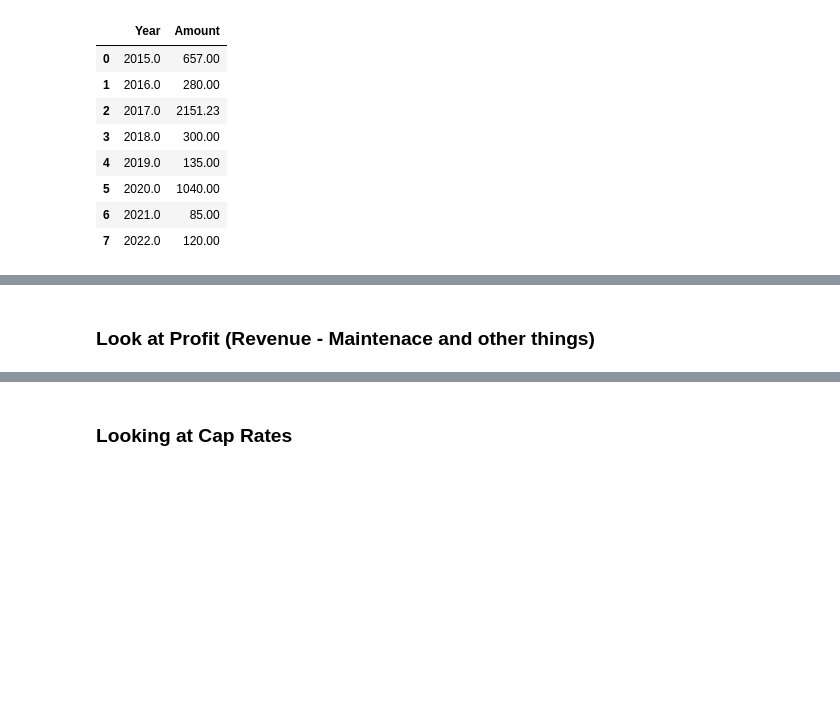
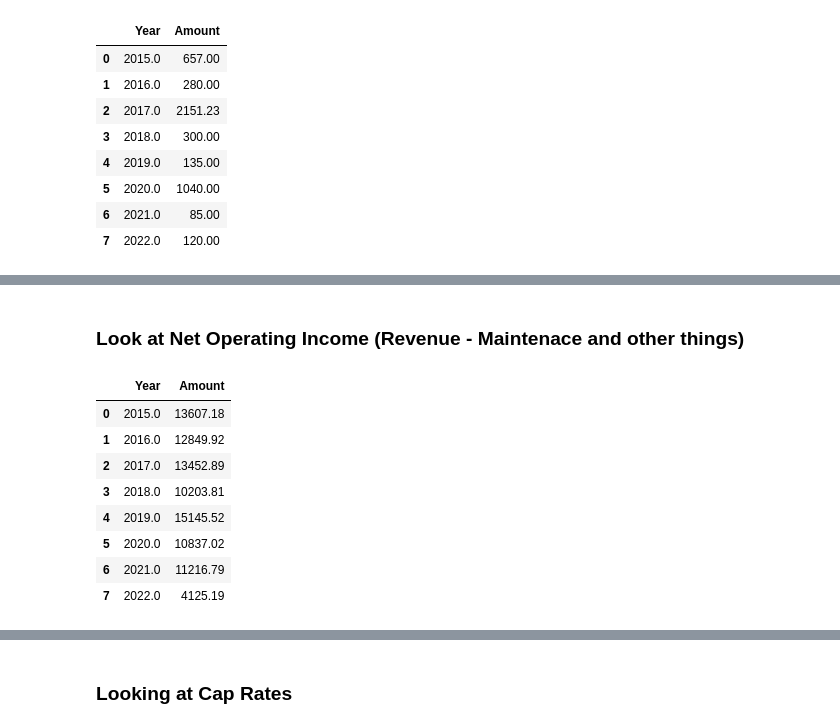
Before and after one commit to TysonTran/LV_Real_Estate, a Jupyter notebook: LV Real Estate Analysis.ipynb, the cells around one changed output, grey strips where cells are left out. Cells and saved outputs as stored; diff of their text form; code cells hidden in the pictures; blank space fills up the shorter version.

```diff
--- a/LV Real Estate Analysis.ipynb
+++ b/LV Real Estate Analysis.ipynb
@@ -186,4 +188,19 @@ fig.update_layout(title = "Repairs and Maintenace as a Proportion of Revenue", b
 # %% [output]
 [interactive output not drawn]
 # %% [markdown]
-### Look at Profit (Revenue - Maintenace and other things)
+### Look at Net Operating Income (Revenue - Maintenace and other things)
+# %%
+goi_fp = fp.loc[fp["Split"]=="Rental Income"].groupby("Year")["Amount"].sum() #Gross Operating Income
+tox_fp = fp.loc[fp["Split"]!="Rental Income"].groupby("Year")["Amount"].sum()*-1 # Total Operating Expenses
+noi_fp = (goi_fp - tox_fp).reset_index()
+noi_fp
+# %% [output]
+|  | Year | Amount |
+| 0 | 2015.0 | 13607.18 |
+| 1 | 2016.0 | 12849.92 |
+| 2 | 2017.0 | 13452.89 |
+| 3 | 2018.0 | 10203.81 |
+| 4 | 2019.0 | 15145.52 |
+| 5 | 2020.0 | 10837.02 |
+| 6 | 2021.0 | 11216.79 |
+| 7 | 2022.0 | 4125.19 |
```
Also changed, not shown: parts of 5 cells of this notebook.
